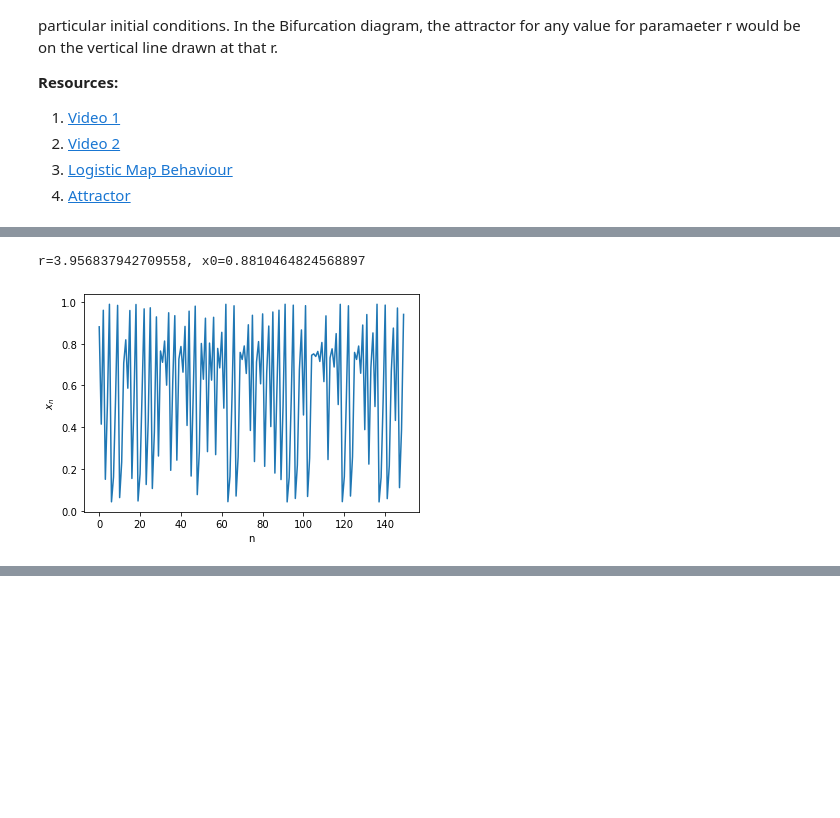
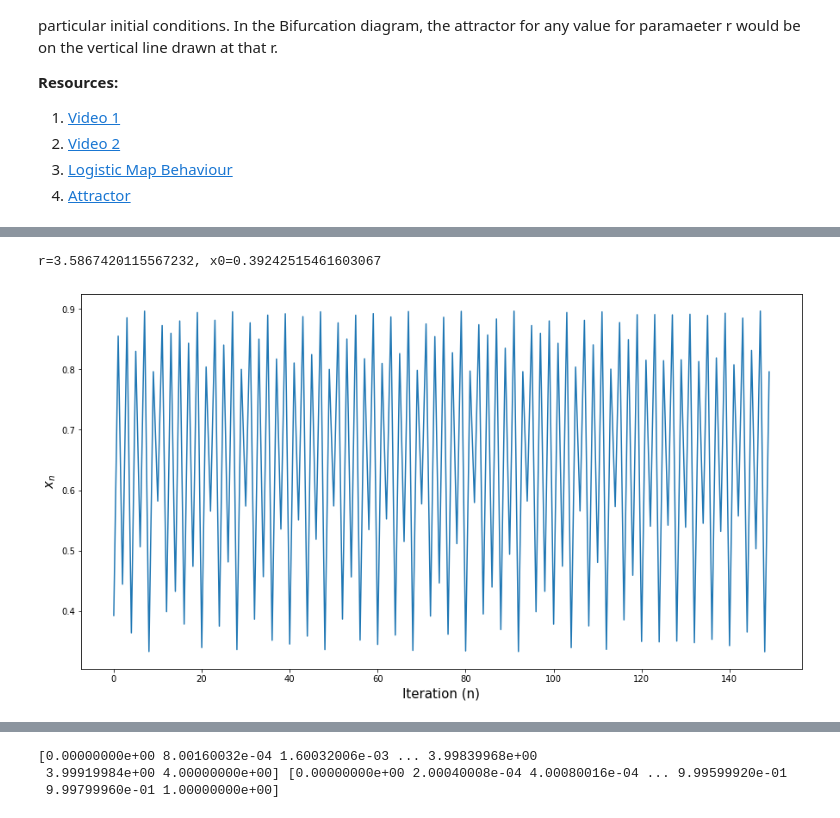
Before and after one commit to cb-ds-1/m1-3-math-functions, a Jupyter notebook: Workshop Functions.ipynb, the cells around one changed output, grey strips where cells are left out. Drawn from its saved outputs; the diff is of its cells as text; code cells hidden in the pictures; blank space fills up the shorter version.

```diff
--- a/Workshop Functions.ipynb
+++ b/Workshop Functions.ipynb
@@ -353,17 +359,21 @@ r=3.293546921118372, x0=0.8810464824568897
 # %%
-# for r > 3.4495, the number of fixed point increases from 4, 8 16 to total chaos that x becomes very unpredictable
-start = 1+math.sqrt(6)
+# for r > 3.4495, the number of fixed point increases from 4, 8 16 as r increases (also depends on x0)
+# & eventually x becomes very unpredictable
+start = 1 + math.sqrt(6) #3.4495
 r= uniform(start,4.0,1)[0]
 n = 150
+
 x_axis = list(range(n))
 y_axis = logistic_n_times(x0,logistic,r,n)
-plt.plot(x_axis,y_axis)
-plt.xlabel('n')
-plt.ylabel(r'$x_{n}$')
+
+fig, axes = plt.subplots(figsize = (15,8))
+axes.set_xlabel('Iteration (n)', fontsize = 15)
+axes.set_ylabel(r'$x_{n}$', fontsize = 15)
+axes.plot(x_axis,y_axis)
 print(f"r={r}, x0={x0}")
 # %% [output]
-r=3.956837942709558, x0=0.8810464824568897
+r=3.5867420115567232, x0=0.39242515461603067
-[figure, old version]
+[figure, new version]
 # %% [markdown]
 # Exercise 5 (stretch): Famous Chaos Theory Plot
 
@@ -378,0 +391,9 @@ Reproduce this plot using the `matplotlib` package.
+# %%
+import numpy as np
+y_axis = np.linspace(0,1, 5000)
+x_axis = np.linspace(0,4, 5000)
+print(x_axis, y_axis)
+# %% [output]
+[0.00000000e+00 8.00160032e-04 1.60032006e-03 ... 3.99839968e+00
+ 3.99919984e+00 4.00000000e+00] [0.00000000e+00 2.00040008e-04 4.00080016e-04 ... 9.99599920e-01
+ 9.99799960e-01 1.00000000e+00]
```
Also changed, not shown: parts of 5 cells of this notebook, 1 other file.
